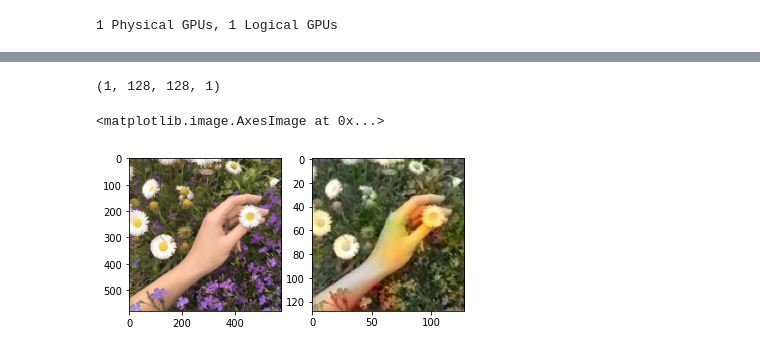
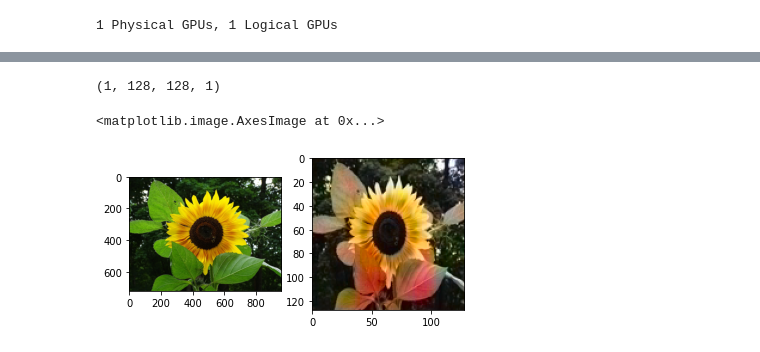
Before and after one commit to flowergum/Colorization, a Jupyter notebook: My_colorization.ipynb, the cells around one changed output, grey strips where cells are left out. Saved outputs shown, nothing was run; the diff lists cells and outputs as text; code cells hidden in the pictures.

```diff
--- a/My_colorization.ipynb
+++ b/My_colorization.ipynb
@@ -152,18 +144,22 @@ x_train, y_train = np.reshape((images[:, :, :, 0]), (images.shape[0], images.sha
 model = Sequential()                                                      # Последовательная
 model.add(InputLayer(input_shape=(None, None, 1)))                        # Входной слой, подаем на вход яркостную компоненту
 model.add(Conv2D(64, (3, 3), activation='relu', padding='same'))          # Свертка, 64 фильтра
-model.add(Conv2D(64, (3, 3), activation='relu', padding='same'))
 model.add(MaxPool2D(pool_size=(2, 2)))
-model.add(Conv2D(128, (3, 3), activation='relu', padding='same'))
 model.add(Conv2D(128, (3, 3), activation='relu', padding='same'))
 model.add(MaxPool2D(pool_size=(2, 2)))
 model.add(Conv2D(256, (3, 3), activation='relu', padding='same'))
-model.add(UpSampling2D((2, 2))) #Растягивает картинку
+model.add(MaxPool2D(pool_size=(2, 2)))
+model.add(Conv2D(512, (3, 3), activation='relu', padding='same'))
+#model.add(UpSampling2D((2, 2))) #Растягивает картинку
+model.add(Conv2D(256, (3, 3), activation='relu', padding='same'))
+#model.add(UpSampling2D((2, 2)))
 model.add(Conv2D(128, (3, 3), activation='relu', padding='same'))
 model.add(UpSampling2D((2, 2)))
 model.add(Conv2D(64, (3, 3), activation='relu', padding='same'))
+model.add(UpSampling2D((2, 2)))
 model.add(Conv2D(32, (3, 3), activation='relu', padding='same'))
 model.add(Conv2D(2, (3, 3), activation='tanh', padding='same'))
+model.add(UpSampling2D((2, 2)))
 # %%
 model2 = Sequential()     #из статьи сравниваю
 model2.add(InputLayer(input_shape=(None, None, 1)))
@@ -201,5 +190,7 @@ Epoch 5/5
 # %%
 model.compile(optimizer='adam', loss='mse')
+# %%
+model.load_weights("drive/MyDrive/Colorization/weights/st_1_flowers.h5")
 # %%
-model.fit(x=x_train, y=y_train, batch_size=100, epochs=10)
+model.fit(x=x_train, y=y_train, batch_size=100, epochs=55)
 # %% [output]
@@ -226,23 +214,26 @@ Epoch 10/10
 <tensorflow.python.keras.callbacks.History at 0x...>
 # %%
-img = Image.open('drive/MyDrive/Colorization/Step_2.Flowers/input/flowers/flowers/8eIBc29UQag.jpg')
+img = Image.open('drive/MyDrive/Colorization/1_Flowers/input/flowers/flowers/sun-flower-2593596_960_720.jpg')
+#Если захотим посмотреть на кота: "drive/MyDrive/Colorization/2_Natural_Images/data/natural_images/cat/cat_0873.jpg"
+#Цветок: "drive/MyDrive/Colorization/1_Flowers/input/flowers/flowers/sun-flower-2593596_960_720.jpg"
 A, Y, size = processed_image(img)
 X = np.reshape((A), (1, 128, 128, 1))
 print(X.shape)
-output = model2.predict(X)
+output = model.predict(X)
+
 
 output *= 128
 min_vals, max_vals = -128, 127
 ab = np.clip(output[0], min_vals, max_vals)
 
 cur = np.zeros((size[0], size[1], 3))
 cur[:,:,0] = np.clip(X[0][:,:,0], 0, 100)
 cur[:,:,1:] = ab
 plt.subplot(1, 2, 1)
 plt.imshow(img)
 plt.subplot(1, 2, 2)
 plt.imshow(lab2rgb(cur))
 # %% [output]
 (1, 128, 128, 1)
 <matplotlib.image.AxesImage at 0x...>
-[figure, old version]
+[figure, new version]
```
Also changed, not shown: parts of 6 cells of this notebook.
